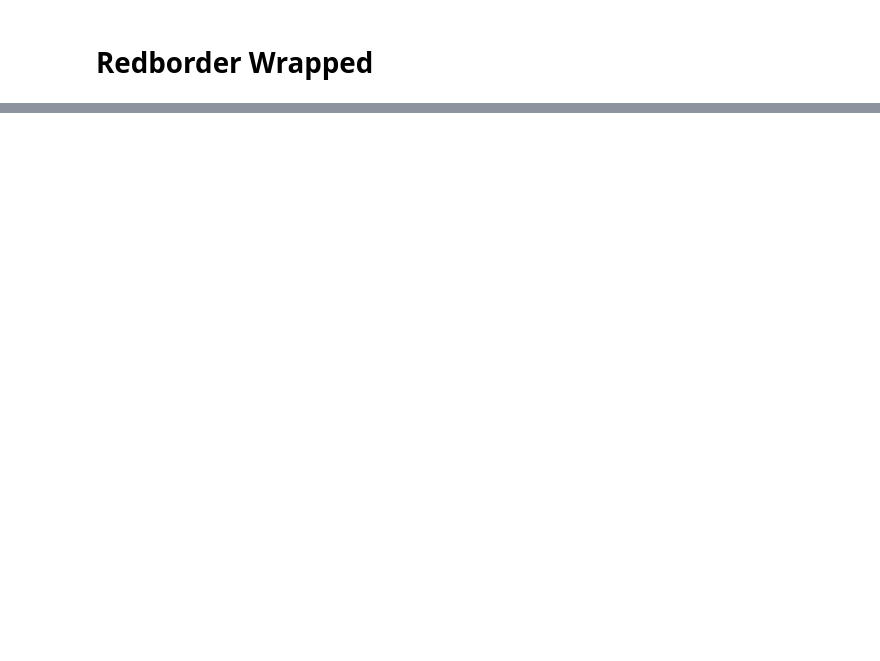
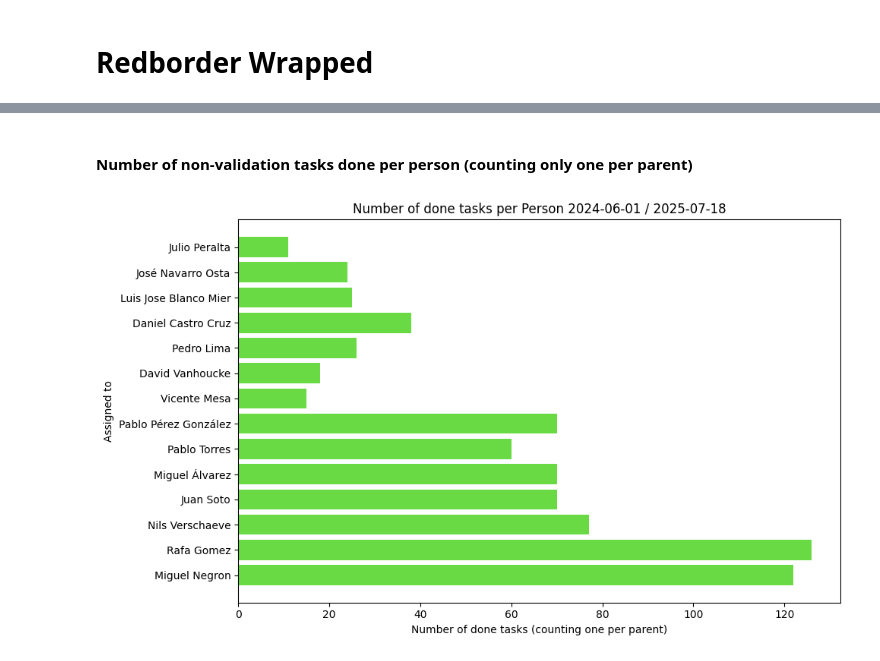
Before and after one commit to rgomezborder/redborder-wrapped, a Jupyter notebook: main.ipynb, the cells around one changed output, grey strips where cells are left out. Cells and saved outputs as stored; diff of their text form; code cells hidden in the pictures; blank space fills up the shorter version.

```diff
--- a/main.ipynb
+++ b/main.ipynb
@@ -83,0 +200,44 @@ plt.show()
+# %% [markdown]
+#### Number of non-validation tasks done per person (counting only one per parent)
+# %%
+# The chart and CSV shows, for each person, the number of unique parent tasks (i.e., only one counted per parent id, even if there are multiple subtasks for the same parent).
+
+# Count unique non-validation Task subtasks done per person (one per parent)
+done_tasks = [
+    issue for issue in filtered_issues
+    if issue.get('tracker', {}).get('name') == 'Task'
+    and issue.get('status', {}).get('name') == 'Done'
+    and not (issue.get('subject') and 'valida' in issue['subject'].lower())
+]
+
+# Map: assigned_to -> set of parent ids
+person_parents = defaultdict(set)
+for issue in done_tasks:
+    assigned_to = issue.get('assigned_to', {}).get('name', 'Unassigned')
+    parent_id = issue.get('parent', {}).get('id')
+    if parent_id is not None:
+        person_parents[assigned_to].add(parent_id)
+    else:
+        # If no parent, count the task itself as unique
+        person_parents[assigned_to].add(issue.get('id'))
+
+# Prepare data for plotting
+names = list(person_parents.keys())
+unique_counts = [len(person_parents[name]) for name in names]
+
+plt.figure(figsize=(10, 6))
+plt.barh(names, unique_counts, color='#69DA43')
+plt.ylabel('Assigned to')
+plt.xlabel('Number of done tasks (counting one per parent)')
+plt.title(f'Number of done tasks per Person {RANGE_DATE}')
+plt.tight_layout()
+plt.show()
+
+# Save the data to CSV
+result_df = pd.DataFrame({
+    'Assigned to': names,
+    'Done tasks': unique_counts
+})
+result_df.to_csv('data/done_tasks_per_person.csv', index=False, encoding='utf-8')
+# %% [output]
+[figure, added]
```
Also changed, not shown: parts of 20 cells of this notebook.
